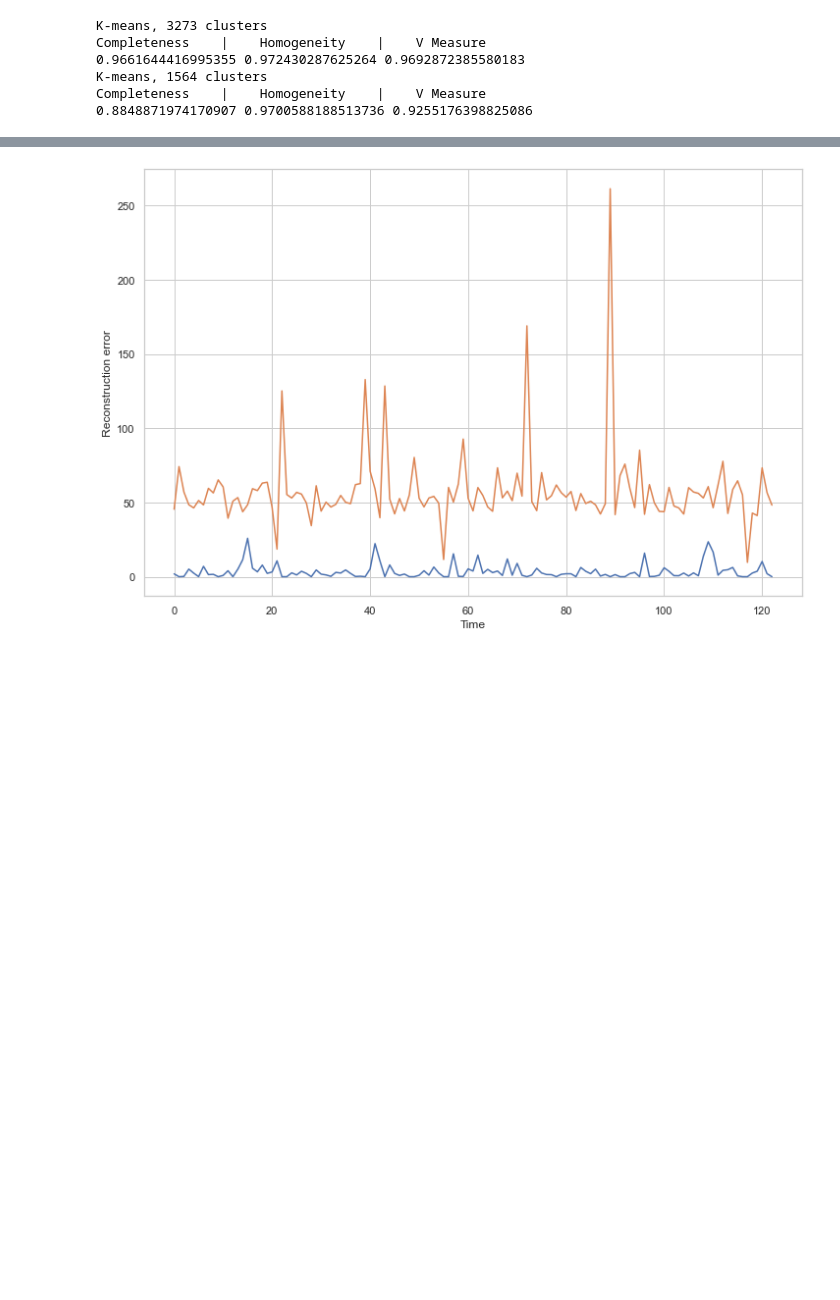
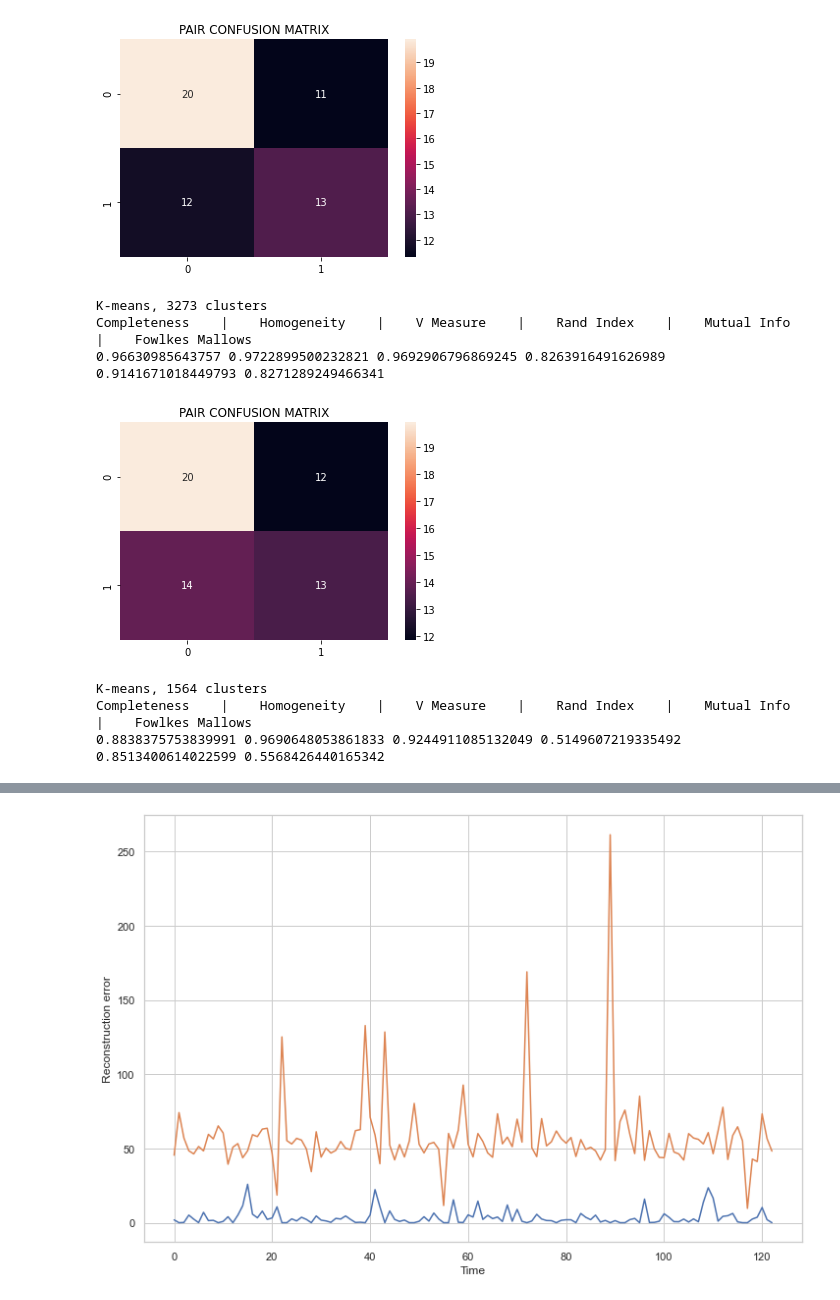
Before and after one commit to johpetsc/ELINAC, a Jupyter notebook: notebooks/data_analysis.ipynb, the cells around one changed output, grey strips where cells are left out. Cells and saved outputs as stored; diff of their text form; code cells hidden in the pictures; blank space fills up the shorter version.

```diff
--- a/notebooks/data_analysis.ipynb
+++ b/notebooks/data_analysis.ipynb
@@ -30,23 +47,39 @@ kmeans = pd.read_excel('../dataset/kmeans++.xlsx')
 # %%
 cs = completeness_score(kmeans['Label_1'], kmeans['Cluster 1'])
 hs = homogeneity_score(kmeans['Label_1'], kmeans['Cluster 1'])
 vs = v_measure_score(kmeans['Label_1'], kmeans['Cluster 1'])
+ra = adjusted_rand_score(kmeans['Label_1'], kmeans['Cluster 1'])
+mu = adjusted_mutual_info_score(kmeans['Label_1'], kmeans['Cluster 1'])
+fm = fowlkes_mallows_score(kmeans['Label_1'], kmeans['Cluster 1'])
+cm = pair_confusion_matrix(kmeans['Label_1'], kmeans['Cluster 1'])
+cm = sns.heatmap(np.log(cm), annot=True)
+plt.title('PAIR CONFUSION MATRIX')
+plt.show()
 print("K-means, 3273 clusters")
-print("Completeness    |    Homogeneity    |    V Measure")
-print(cs, hs, vs)
+print("Completeness    |    Homogeneity    |    V Measure    |    Rand Index    |    Mutual Info    |    Fowlkes Mallows")
+print(cs, hs, vs, ra, mu, fm)
 cs = completeness_score(kmeans['Label_2'], kmeans['Cluster 2'])
 hs = homogeneity_score(kmeans['Label_2'], kmeans['Cluster 2'])
 vs = v_measure_score(kmeans['Label_2'], kmeans['Cluster 2'])
+ra = adjusted_rand_score(kmeans['Label_2'], kmeans['Cluster 2'])
+mu = adjusted_mutual_info_score(kmeans['Label_2'], kmeans['Cluster 2'])
+fm = fowlkes_mallows_score(kmeans['Label_2'], kmeans['Cluster 2'])
+cm = pair_confusion_matrix(kmeans['Label_2'], kmeans['Cluster 2'])
+cm = sns.heatmap(np.log(cm), annot=True)
+plt.title('PAIR CONFUSION MATRIX')
+plt.show()
 print("K-means, 1564 clusters")
-print("Completeness    |    Homogeneity    |    V Measure")
-print(cs, hs, vs)
+print("Completeness    |    Homogeneity    |    V Measure    |    Rand Index    |    Mutual Info    |    Fowlkes Mallows")
+print(cs, hs, vs, ra, mu, fm)
 # %% [output]
+[figure, added]
 K-means, 3273 clusters
-Completeness    |    Homogeneity    |    V Measure
-0.9661644416995355 0.972430287625264 0.9692872385580183
-K-means, 1564 clusters
-Completeness    |    Homogeneity    |    V Measure
-0.8848871974170907 0.9700588188513736 0.9255176398825086
+Completeness    |    Homogeneity    |    V Measure    |    Rand Index    |    Mutual Info    |    Fowlkes Mallows
+0.96630985643757 0.9722899500232821 0.9692906796869245 0.8263916491626989 0.9141671018449793 0.8271289249466341
+[figure, added]
+K-means, 1564 clusters
+Completeness    |    Homogeneity    |    V Measure    |    Rand Index    |    Mutual Info    |    Fowlkes Mallows
+0.8838375753839991 0.9690648053861833 0.9244911085132049 0.5149607219335492 0.8513400614022599 0.5568426440165342
 # %%
 hie = pd.read_excel('../dataset/hierarch++.xlsx')
 # %%
```
Also changed, not shown: parts of 8 cells of this notebook, 2 other files.
